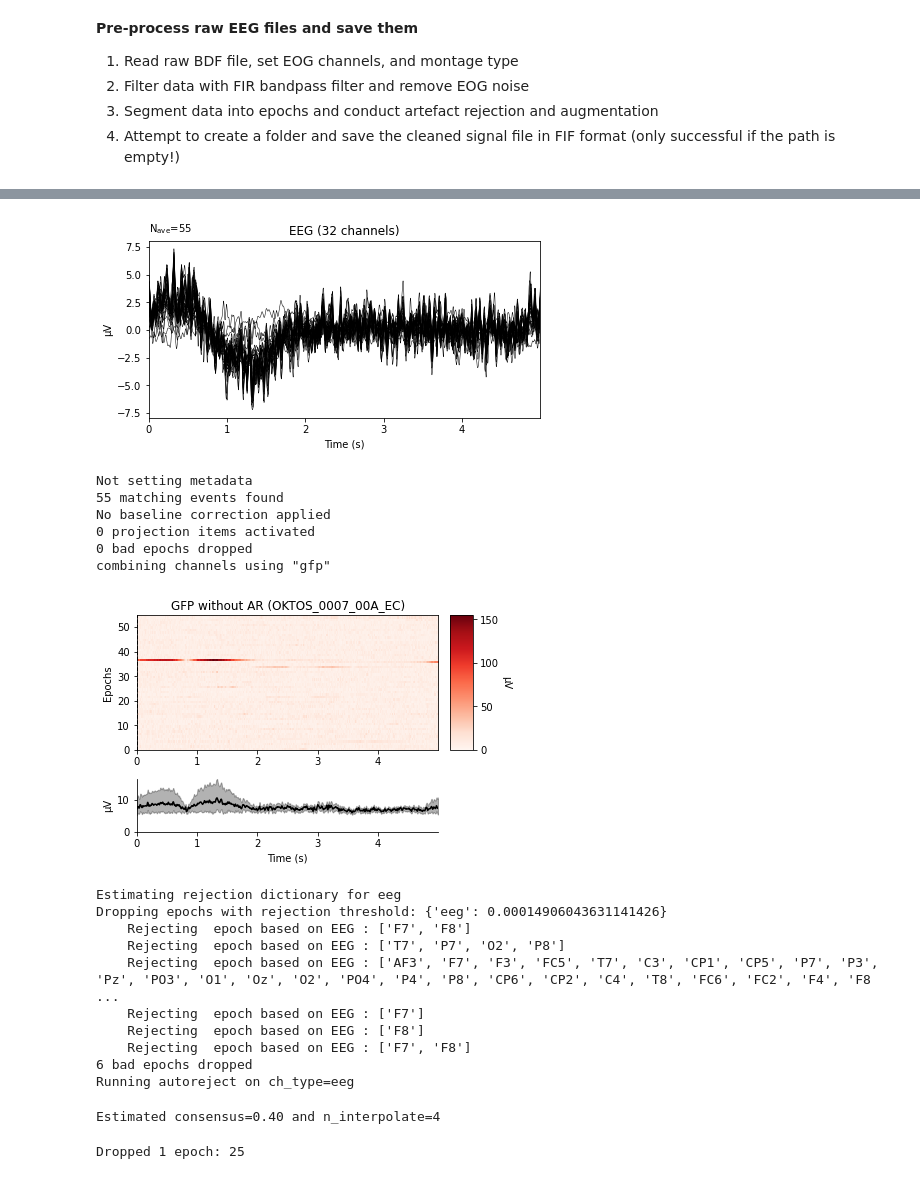
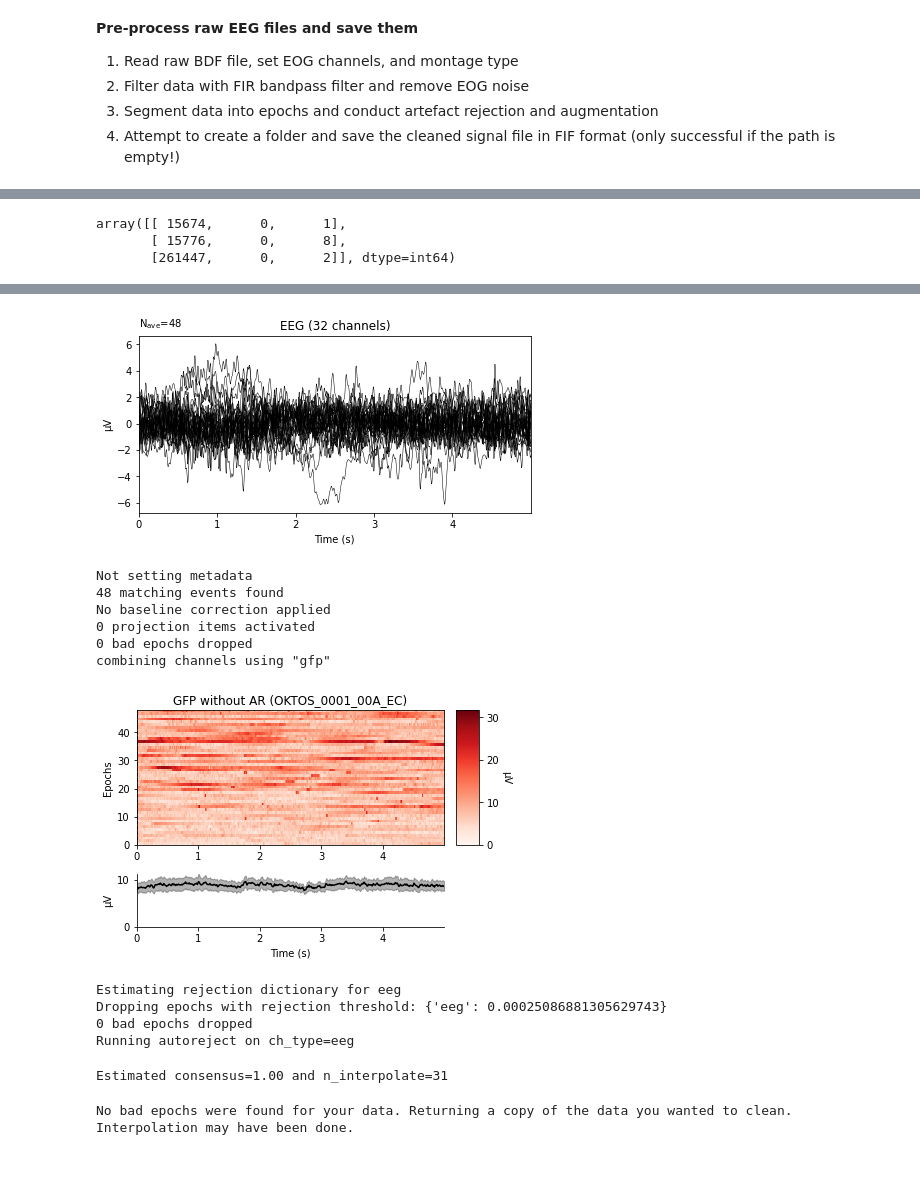
Before and after one commit to teanijarv/EEG-pyline, a Jupyter notebook: 01_preprocessing.ipynb, the cells around one changed output, grey strips where cells are left out. Drawn from its saved outputs; the diff is of its cells as text; code cells hidden in the pictures.

```diff
--- a/01_preprocessing.ipynb
+++ b/01_preprocessing.ipynb
@@ -9,11 +9,11 @@ Run the cell to be prompted with an input box for choosing the folder containing
 
 *NB! The path has to be in 'Data\Raw\' folder relative to this notebook.*
 # %%
-exp_folder = r"Eyes Closed\test" # in case you want to just type the dir here
+exp_folder = r"Eyes Closed\T1" # in case you want to just type the dir here
 #exp_folder = input('Experiment folder (e.g., Eyes Open\Baseline):')
 
-raw_folder = r"Data\Raw"
-clean_folder = r"Data\Clean"
+raw_folder = r"HBA_data\Raw"
+clean_folder = r"HBA_data\Clean"
 dir_inprogress = os.path.join(raw_folder,exp_folder)
 export_dir = os.path.join(clean_folder,exp_folder)
 
@@ -29,21 +27,37 @@ Files in folder: 1
 4. Attempt to create a folder and save the cleaned signal file in FIF format (only successful if the path is empty!)
 # %%
 for i in range(len(file_dirs)):
-    raw = mne.io.read_raw_bdf(file_dirs[i],
-                        eog=["EXG1","EXG2","EXG3","EXG4","EXG5","EXG6","EXG7","EXG8"],
-                        stim_channel="Status").set_montage(mne.channels.make_standard_montage("biosemi32"))
+    raw = mne.io.read_raw_bdf(file_dirs[i],infer_types=True,
+                              eog=["EXG1","EXG2","EXG3","EXG4","EXG5","EXG6","EXG7","EXG8"],
+                              stim_channel="Status")#.drop_channels(["Erg1",
+                            #   "B1","B2","B3","B4","B5","B6","B7","B8","B9","B10","B11","B12",
+                            #   "B13","B14","B15","B16","B17","B18","B19","B20","B21","B22","B23","B24",
+                            #   "B25","B26","B27","B28","B29","B30","B31","B32",
+                            #   "C1","C2","C3-1","C4-1","C5","C6","C7","C8","C9","C10","C11","C12",
+                            #   "C13","C14","C15","C16","C17","C18","C19","C20","C21","C22","C23","C24",
+                            #   "C25","C26","C27","C28","C29","C30","C31","C32",
+                            #   "D1","D2","D3","D4","D5","D6","D7","D8","D9","D10","D11","D12",
+                            #   "D13","D14","D15","D16","D17","D18","D19","D20","D21","D22","D23","D24",
+                            #   "D25","D26","D27","D28","D29","D30","D31","D32"]).rename_channels({'C3-0':'C3','C4-0':'C4'})
 
-    filt = filter_raw_data(raw,l_freq=0.5,h_freq=30,eog_remove=True)
+    raw = raw.set_montage(mne.channels.make_standard_montage("biosemi32")).load_data()\
+             .set_eeg_reference(ref_channels='average')
 
-    #%matplotlib qt
-    #filt.plot(n_channels=32,n_epochs=10)
+    # Find stimulus points, i.e. start and end of resting state, and crop the signal
+    events = mne.find_events(raw,stim_channel='Status',consecutive=True,output='offset')
+    display(events)
+
+    cropped_raw = raw.crop(tmin=events[0][0]/raw.info['sfreq'],tmax=events[-1][0]/raw.info['sfreq'])
+
+    # Filter the signal with bandpass filter and remove EOG artefacts with SSP
+    filt = filter_raw_data(cropped_raw,l_freq=0.5,h_freq=30,eog_remove=True)
 
     %matplotlib inline
     epochs = artefact_rejection(filt,subject_names[i],epo_duration=5)
 
     # For displaying interactive EEG plots
-    #%matplotlib qt
-    #epochs.plot(n_channels=32,n_epochs=1)
+    %matplotlib qt
+    epochs.plot(n_channels=32,n_epochs=1)
 
     try:
         os.makedirs(export_dir)
@@ -73,0 +83,3 @@ Using data from preloaded Raw for 55 events and 5120 original time points ...
+array([[ 15674,      0,      1],
+       [ 15776,      0,      8],
+       [261447,      0,      2]], dtype=int64)
@@ -74,20 +103,14 @@ Using data from preloaded Raw for 55 events and 5120 original time points ...
-[figure, old version]
+[figure, new version]
-Not setting metadata
-55 matching events found
-No baseline correction applied
-0 projection items activated
-0 bad epochs dropped
-combining channels using "gfp"
+Not setting metadata
+48 matching events found
+No baseline correction applied
+0 projection items activated
+0 bad epochs dropped
+combining channels using "gfp"
-[figure, old version]
+[figure, new version]
-Estimating rejection dictionary for eeg
-Dropping epochs with rejection threshold: {'eeg': 0.00014906043631141426}
-    Rejecting  epoch based on EEG : ['F7', 'F8']
-    Rejecting  epoch based on EEG : ['T7', 'P7', 'O2', 'P8']
-    Rejecting  epoch based on EEG : ['AF3', 'F7', 'F3', 'FC5', 'T7', 'C3', 'CP1', 'CP5', 'P7', 'P3', 'Pz', 'PO3', 'O1', 'Oz', 'O2', 'PO4', 'P4', 'P8', 'CP6', 'CP2', 'C4', 'T8', 'FC6', 'FC2', 'F4', 'F8 ...
-    Rejecting  epoch based on EEG : ['F7']
-    Rejecting  epoch based on EEG : ['F8']
-    Rejecting  epoch based on EEG : ['F7', 'F8']
-6 bad epochs dropped
-Running autoreject on ch_type=eeg
-Estimated consensus=0.40 and n_interpolate=4
-Dropped 1 epoch: 25
+Estimating rejection dictionary for eeg
+Dropping epochs with rejection threshold: {'eeg': 0.00025086881305629743}
+0 bad epochs dropped
+Running autoreject on ch_type=eeg
+Estimated consensus=1.00 and n_interpolate=31
+No bad epochs were found for your data. Returning a copy of the data you wanted to clean. Interpolation may have been done.
```
Also changed, not shown: parts of 2 cells of this notebook, 6 other files.
